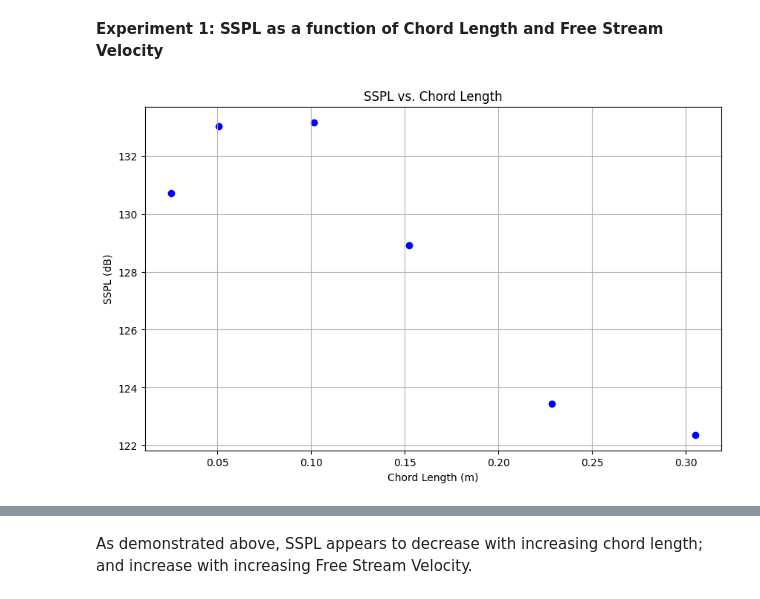
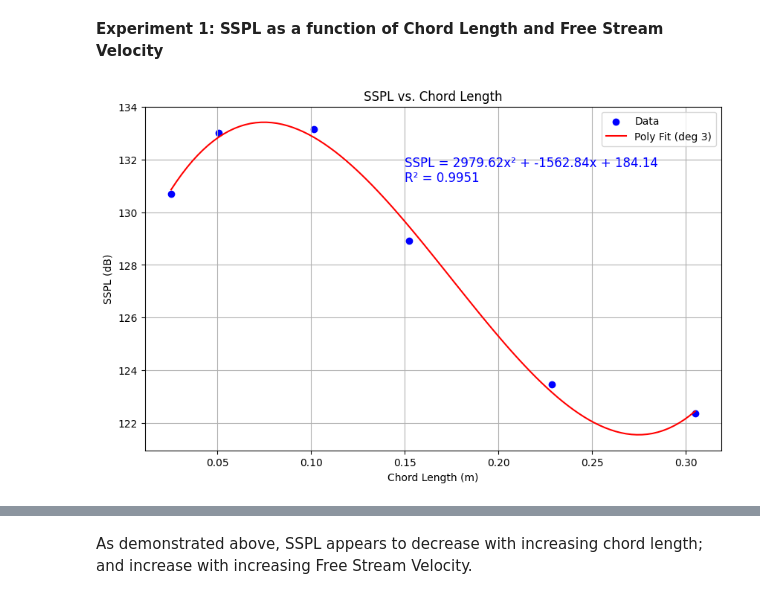
Before and after one commit to not-rudy/Applied-Experimental-Statistics, a Jupyter notebook: NASA_Airfoil_Project.ipynb, the cells around one changed output, grey strips where cells are left out. Drawn from its saved outputs; the diff is of its cells as text; code cells hidden in the pictures.

```diff
--- a/NASA_Airfoil_Project.ipynb
+++ b/NASA_Airfoil_Project.ipynb
@@ -27,58 +27,95 @@ reporting.
 ## MAE 301: Applied Experimental Statistics - Final Project: NASA Airfoil Self-Noise
 # Members: Rudy Medrano, Justin Moralas, Omar Elaqad
 
-## Necessary Libraries
+# Necessary Libraries
 import pandas as pd
 import matplotlib.pyplot as plt
 import numpy as np
 
-## Load Data
+# Load Data
 data = pd.read_csv("/content/AirfoilSelfNoise.csv")
 
-## Establish Variables
-Frequency = data['f'] # Frequency, in Hertz [Hz]
-alpha = data['alpha'] # Angle of attack, in degrees [deg]
-chord = data['c'] # Chord Length, in meters [m]
-FreeStream = data['U_infinity'] # Free Stream Velocity, in meters per second [m/s
-delta = data['delta'] # Suction Side Displacement Thickness, in meters [m]
-SSPL = data['SSPL'] # Scaled Sound Pressure Level, in decibels [dB]
+# Establish Variables
+Frequency = data['f']
+alpha = data['alpha']
+chord = data['c']
+FreeStream = data['U_infinity']
+delta = data['delta']
+SSPL = data['SSPL']
 
-## Experiment 1: SSPL as a function of Chord Length and Free Stream Velocity
+# Target Conditions
+target_freq = 2000  # Hz
+target_alpha = 0    # deg
+target_FreeStream = 31.7  # m/s
 
-# Establish Target Values
-target_freq = 2000 # Target frequency, in Hertz [Hz]
-target_alpha = 0 # Target angle of attack, in degrees [deg]
-target_FreeStream = 31.7 # Target Free Stream Velocity, in meters per second [m/s]
+# Chord Length Analysis
 
-# Create the Constraints for the Chord Length Experiment
+# Filter data
 chord_constraint = (Frequency == target_freq) & (alpha == target_alpha) & (FreeStream == target_FreeStream)
+chord_filtered = data.loc[chord_constraint, 'c']
+SSPL_chord_filtered = data.loc[chord_constraint, 'SSPL']
 
-# Filter the Data
-chord_filtered = data.loc[chord_constraint, 'c']
-SSPL_filtered = data.loc[chord_constraint, 'SSPL']
+# Polynomial Regression
+coeffs_chord = np.polyfit(chord_filtered, SSPL_chord_filtered, deg=3)
+poly_chord = np.poly1d(coeffs_chord)
+y_chord_pred = poly_chord(chord_filtered)
 
-# Plotting SSPL as a function of Chord Length
+# R² Calculation
+ss_res_chord = np.sum((SSPL_chord_filtered - y_chord_pred) ** 2)
+ss_tot_chord = np.sum((SSPL_chord_filtered - np.mean(SSPL_chord_filtered)) ** 2)
+r2_chord = 1 - (ss_res_chord / ss_tot_chord)
+
+# Plot
+x_chord = np.linspace(chord_filtered.min(), chord_filtered.max(), 100)
+y_chord = poly_chord(x_chord)
+
 plt.figure(figsize=(10, 6))
-plt.scatter(chord_filtered, SSPL_filtered, color='blue', label='')
+plt.scatter(chord_filtered, SSPL_chord_filtered, color='blue', label='Data')
+plt.plot(x_chord, y_chord, color='red', label='Poly Fit (deg 3)')
 plt.title('SSPL vs. Chord Length')
 plt.xlabel('Chord Length (m)')
 plt.ylabel('SSPL (dB)')
 plt.grid(True)
+
+# Annotations
+eq_chord = f"SSPL = {coeffs_chord[0]:.2f}x² + {coeffs_chord[1]:.2f}x + {coeffs_chord[2]:.2f}"
+plt.text(0.15, max(SSPL_chord_filtered)-2, eq_chord + f"\nR² = {r2_chord:.4f}", fontsize=12, color='blue')
+plt.legend()
 plt.show()
 
-# Create the Constraints for the Free Stream Experiment
+# Free Stream Velocity Analysis
+
+# Filter data
 FreeStream_constraint = (Frequency == target_freq) & (alpha == target_alpha) & (chord == 0.2286)
+FreeStream_filtered = data.loc[FreeStream_constraint, 'U_infinity']
+SSPL_fs_filtered = data.loc[FreeStream_constraint, 'SSPL']
 
-# Filter the Data
-FreeStream_filtered = data.loc[FreeStream_constraint, 'U_infinity']
-SSPL_filtered = data.loc[FreeStream_constraint, 'SSPL']
+# Polynomial Regression
+coeffs_fs = np.polyfit(FreeStream_filtered, SSPL_fs_filtered, deg=2)
+poly_fs = np.poly1d(coeffs_fs)
+y_fs_pred = poly_fs(FreeStream_filtered)
 
-# Plotting SSPL as a function of Free Stream Velocity
+# R² Calculation
+ss_res_fs = np.sum((SSPL_fs_filtered - y_fs_pred) ** 2)
+ss_tot_fs = np.sum((SSPL_fs_filtered - np.mean(SSPL_fs_filtered)) ** 2)
+r2_fs = 1 - (ss_res_fs / ss_tot_fs)
+
+# Plot
+x_fs = np.linspace(FreeStream_filtered.min(), FreeStream_filtered.max(), 100)
+y_fs = poly_fs(x_fs)
+
 plt.figure(figsize=(10, 6))
-plt.scatter(FreeStream_filtered, SSPL_filtered, color='blue', label='')
+plt.scatter(FreeStream_filtered, SSPL_fs_filtered, color='blue', label='Data')
+plt.plot(x_fs, y_fs, color='red', label='Poly Fit (deg 2)')
 plt.title('SSPL vs. Free Stream Velocity')
 plt.xlabel('Free Stream Velocity (m/s)')
 plt.ylabel('SSPL (dB)')
 plt.grid(True)
+
+# Annotations
+eq_fs = f"SSPL = {coeffs_fs[1]:.2f}x + {coeffs_fs[2]:.2f}"
+plt.text(FreeStream_filtered.min() + 1, max(SSPL_fs_filtered)-2, eq_fs + f"\nR² = {r2_fs:.4f}", fontsize=12, color='blue')
+plt.legend()
+plt.show()
 # %% [output]
-[figure, old version]
+[figure, new version]
```
Also changed, not shown: parts of 1 cell of this notebook.
